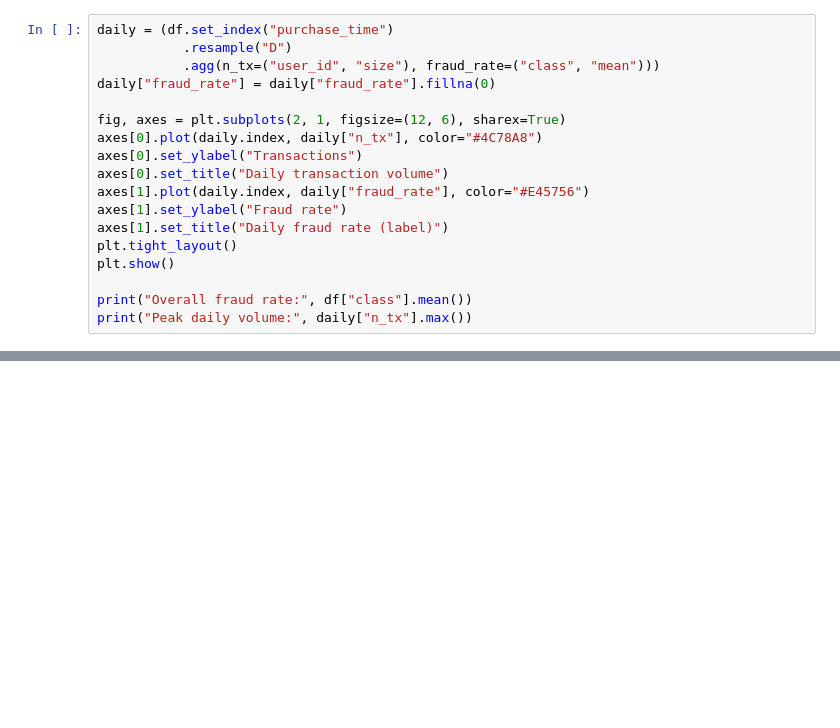
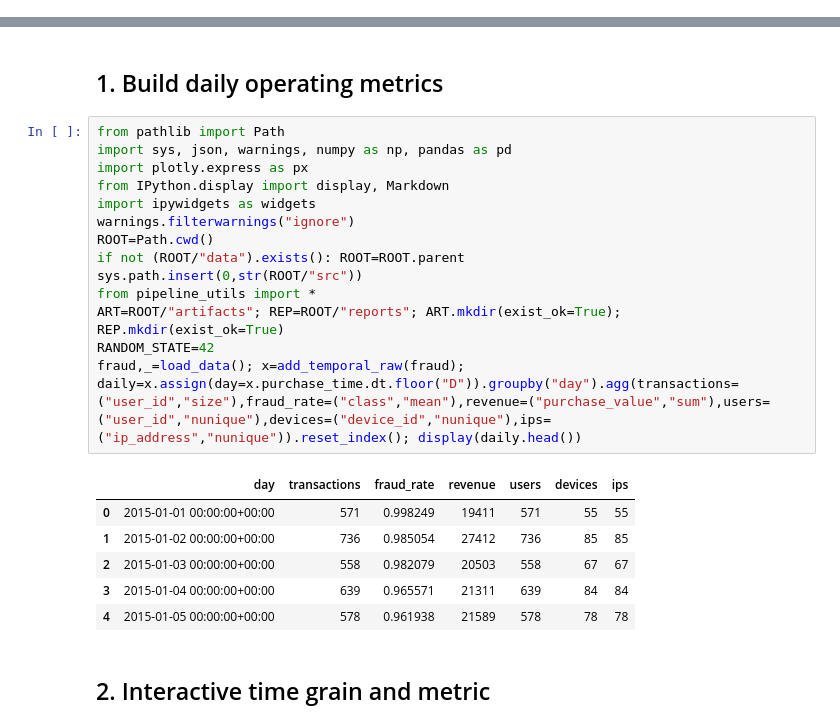
Before and after one commit to Harshithpatali/Graph-anomaly-supervised-neural-prediction, a Jupyter notebook: notebooks/02_temporal_eda.ipynb, the cells around one changed output, grey strips where cells are left out. Drawn from its saved outputs; the diff is of its cells as text; blank space fills up the shorter version.

```diff
--- a/notebooks/02_temporal_eda.ipynb
+++ b/notebooks/02_temporal_eda.ipynb
@@ -34,18 +0,0 @@ df.head(3)
-# %%
-daily = (df.set_index("purchase_time")
-           .resample("D")
-           .agg(n_tx=("user_id", "size"), fraud_rate=("class", "mean")))
-daily["fraud_rate"] = daily["fraud_rate"].fillna(0)
-
-fig, axes = plt.subplots(2, 1, figsize=(12, 6), sharex=True)
-axes[0].plot(daily.index, daily["n_tx"], color="#4C78A8")
-axes[0].set_ylabel("Transactions")
-axes[0].set_title("Daily transaction volume")
-axes[1].plot(daily.index, daily["fraud_rate"], color="#E45756")
-axes[1].set_ylabel("Fraud rate")
-axes[1].set_title("Daily fraud rate (label)")
-plt.tight_layout()
-plt.show()
-
-print("Overall fraud rate:", df["class"].mean())
-print("Peak daily volume:", daily["n_tx"].max())
@@ -87,0 +11,25 @@ print("Instant purchase rate (≤1s):", (df["account_age_seconds"] <= 1).mean())
+# %% [markdown]
+## 1. Build daily operating metrics
+# %%
+from pathlib import Path
+import sys, json, warnings, numpy as np, pandas as pd
+import plotly.express as px
+from IPython.display import display, Markdown
+import ipywidgets as widgets
+warnings.filterwarnings("ignore")
+ROOT=Path.cwd()
+if not (ROOT/"data").exists(): ROOT=ROOT.parent
+sys.path.insert(0,str(ROOT/"src"))
+from pipeline_utils import *
+ART=ROOT/"artifacts"; REP=ROOT/"reports"; ART.mkdir(exist_ok=True); REP.mkdir(exist_ok=True)
+RANDOM_STATE=42
+fraud,_=load_data(); x=add_temporal_raw(fraud); daily=x.assign(day=x.purchase_time.dt.floor("D")).groupby("day").agg(transactions=("user_id","size"),fraud_rate=("class","mean"),revenue=("purchase_value","sum"),users=("user_id","nunique"),devices=("device_id","nunique"),ips=("ip_address","nunique")).reset_index(); display(daily.head())
+# %% [output]
+|  | day | transactions | fraud_rate | revenue | users | devices | ips |
+| 0 | 2015-01-01 00:00:00+00:00 | 571 | 0.998249 | 19411 | 571 | 55 | 55 |
+| 1 | 2015-01-02 00:00:00+00:00 | 736 | 0.985054 | 27412 | 736 | 85 | 85 |
+| 2 | 2015-01-03 00:00:00+00:00 | 558 | 0.982079 | 20503 | 558 | 67 | 67 |
+| 3 | 2015-01-04 00:00:00+00:00 | 639 | 0.965571 | 21311 | 639 | 84 | 84 |
+| 4 | 2015-01-05 00:00:00+00:00 | 578 | 0.961938 | 21589 | 578 | 78 | 78 |
+# %% [markdown]
+## 2. Interactive time grain and metric
```
Also changed, not shown: parts of 12 cells of this notebook, 18 other files.
